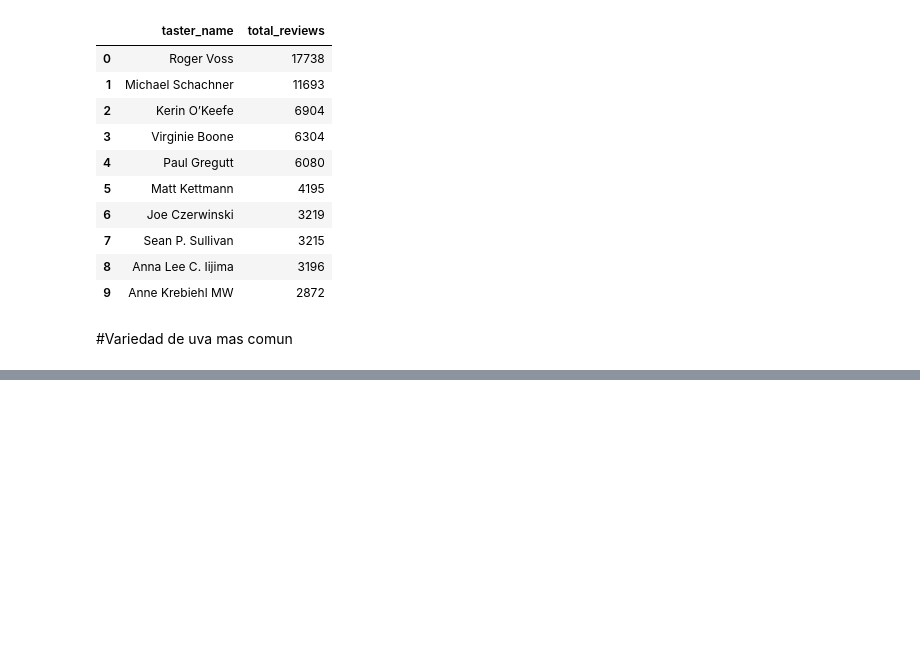
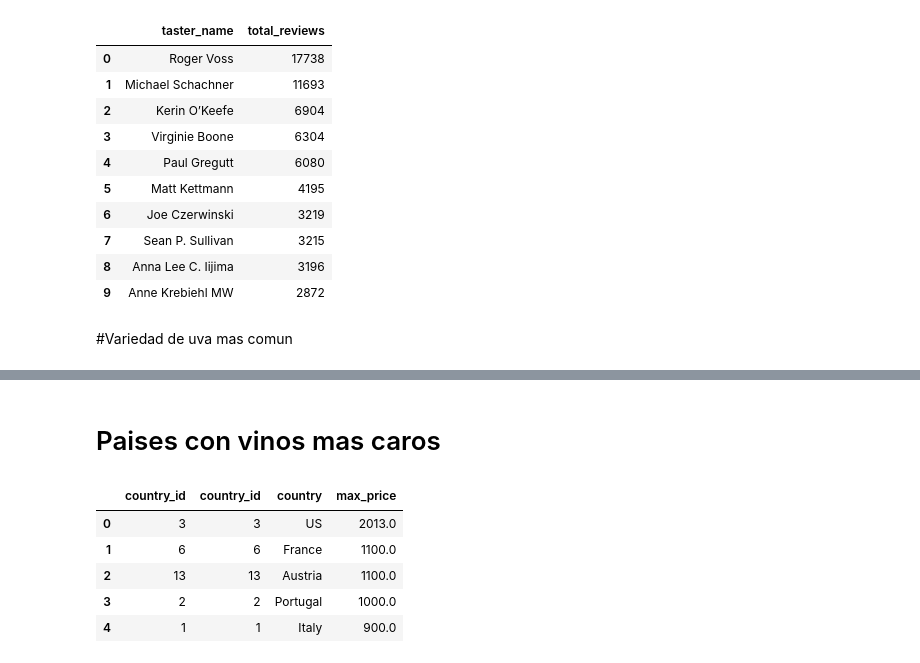
Before and after one commit to fowardelcac/Tp2_sem, a Jupyter notebook: proccess_df_to_ddb.ipynb, the cells around one changed output, grey strips where cells are left out. Drawn from its saved outputs; the diff is of its cells as text; code cells hidden in the pictures; blank space fills up the shorter version.

```diff
--- a/proccess_df_to_ddb.ipynb
+++ b/proccess_df_to_ddb.ipynb
@@ -353,0 +381,23 @@ pd.read_sql(query, conexion)
+# %% [markdown]
+# Paises con vinos mas caros
+# %%
+query = """
+SELECT
+    wine.country_id,
+    country.country_id,
+    country.country,
+    MAx(wine.price) AS max_price
+FROM wine
+JOIN country ON wine.country_id = country.country_id
+GROUP BY wine.country_id, country.country_id
+ORDER BY max_price DESC
+LIMIT 5;
+"""
+pd.read_sql(query, conexion)
+# %% [output]
+|  | country_id | country_id | country | max_price |
+| 0 | 3 | 3 | US | 2013.0 |
+| 1 | 6 | 6 | France | 1100.0 |
+| 2 | 13 | 13 | Austria | 1100.0 |
+| 3 | 2 | 2 | Portugal | 1000.0 |
+| 4 | 1 | 1 | Italy | 900.0 |
```
Also changed, not shown: parts of 3 cells of this notebook.
